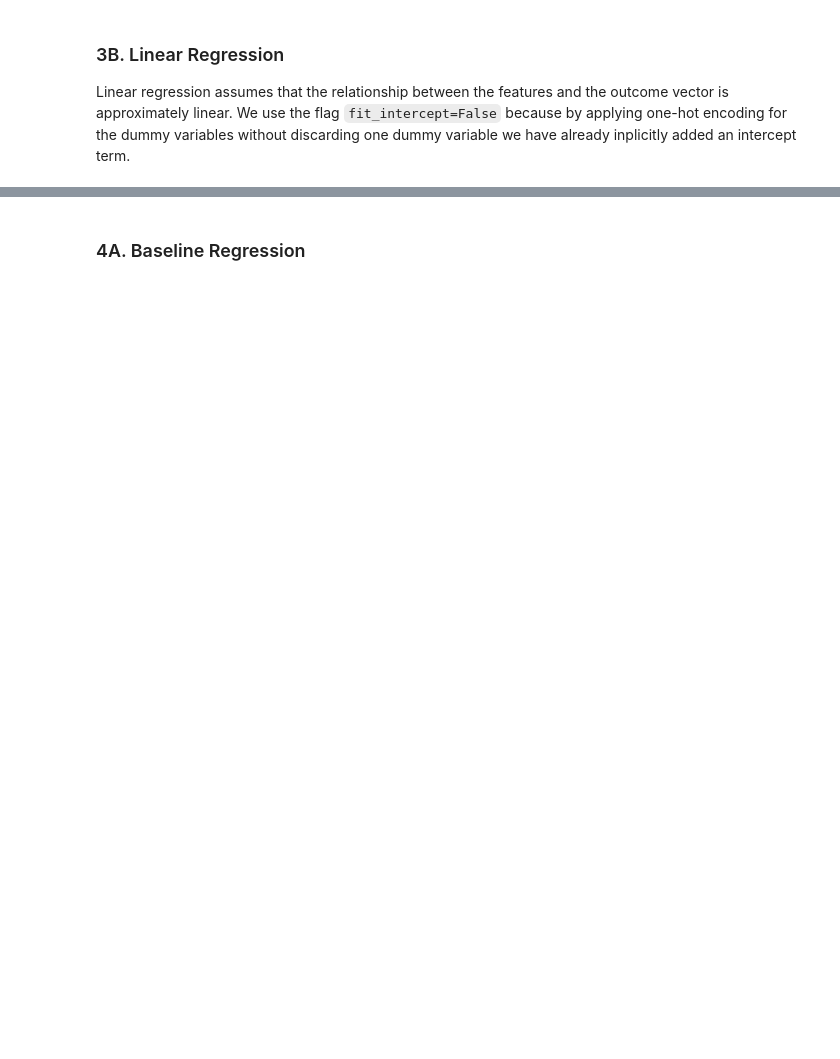
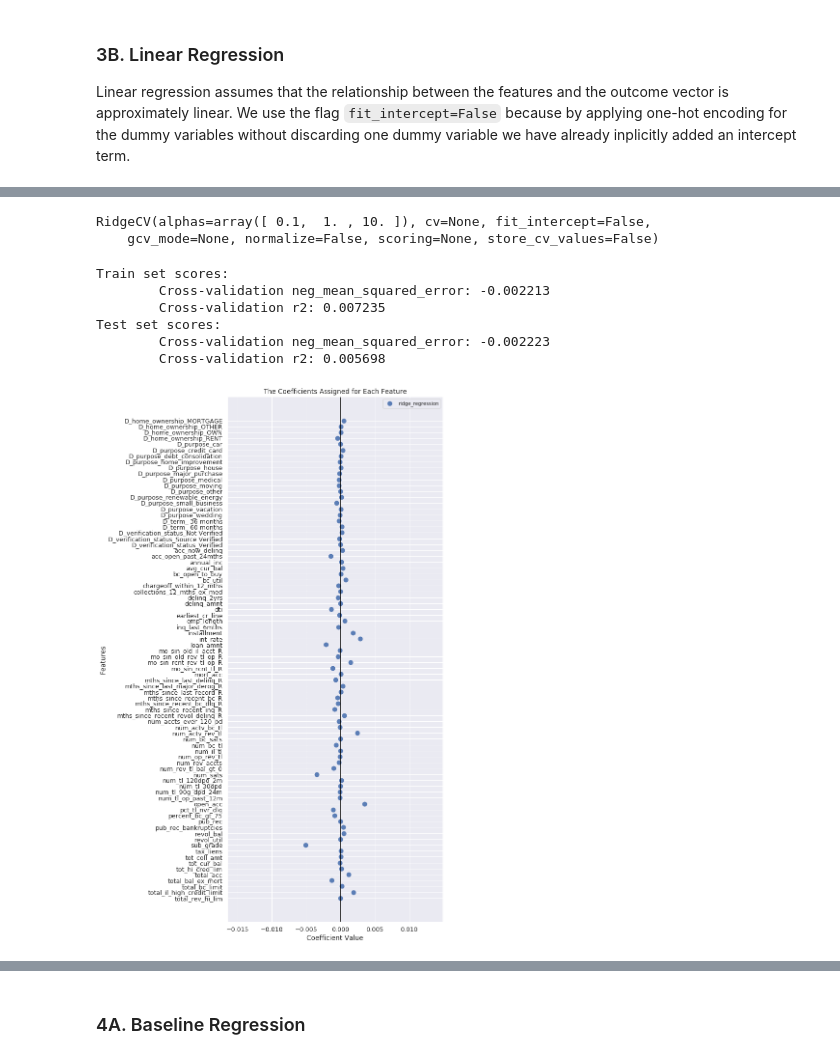
Before and after one commit to CS109Group67/lendingclub, a Jupyter notebook: notebooks/Modeling.ipynb, the cells around one changed output, grey strips where cells are left out. Drawn from its saved outputs; the diff is of its cells as text; code cells hidden in the pictures; blank space fills up the shorter version.

```diff
--- a/notebooks/Modeling.ipynb
+++ b/notebooks/Modeling.ipynb
@@ -178,0 +265,23 @@ Cross-validation r2: 0.007783
+# %%
+ridge_reg = RidgeCV(fit_intercept=False)
+ridge_reg.fit(X_train_scaled, OUT_Principle_Repaid_Percentage_train)
+ridge_reg
+# %% [output]
+RidgeCV(alphas=array([ 0.1,  1. , 10. ]), cv=None, fit_intercept=False,
+    gcv_mode=None, normalize=False, scoring=None, store_cv_values=False)
+# %%
+print("Train set scores:")
+model_scoring(ridge_reg, X_train_scaled, OUT_Principle_Repaid_Percentage_train, modeltype='R')
+print("Test set scores:")
+model_scoring(ridge_reg, X_test_scaled, OUT_Principle_Repaid_Percentage_test, modeltype='R')
+# %% [output]
+Train set scores:
+        Cross-validation neg_mean_squared_error: -0.002213
+        Cross-validation r2: 0.007235
+Test set scores:
+        Cross-validation neg_mean_squared_error: -0.002223
+        Cross-validation r2: 0.005698
+# %%
+plot_coefficients(X_train_scaled, ridge_regression=ridge_reg)
+# %% [output]
+[figure, added]
```
Also changed, not shown: parts of 69 cells of this notebook, 12 other files.
